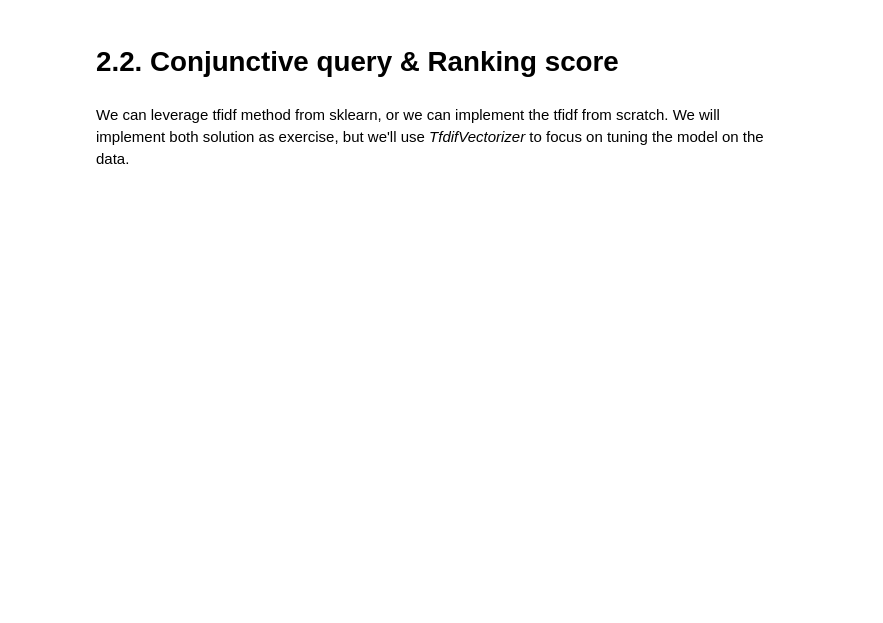
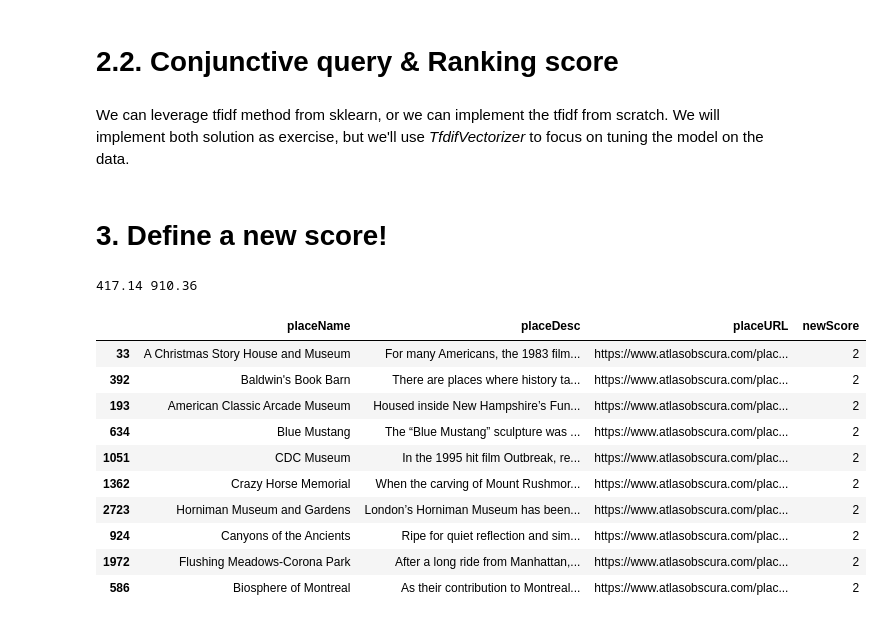
Before and after one commit to LucaFabri99/3HW-ADM-Fabri.Dinino.Aur, a Jupyter notebook: main.ipynb, the cells around one changed output. Drawn from its saved outputs; the diff is of its cells as text; code cells hidden in the pictures; blank space fills up the shorter version.

```diff
--- a/main.ipynb
+++ b/main.ipynb
@@ -277,7 +287,7 @@ for file in filenames:
 final_dataset = pd.concat(final_dataset)
 final_dataset.to_csv('final_dataset.csv', index = False)
 # %%
-path = r"C:\Users\Leonardo\Documents\GitHub\3HW-ADM-Fabri.Dinino.Aur\final_dataset.csv"
+path = "final_dataset.csv"
 
 mostPopularPlaces = pd.read_csv(path)
 mostPopularPlaces = mostPopularPlaces.iloc[:, :-2]
@@ -404,3 +427,58 @@ first_search_engine
 We can leverage tfidf method from sklearn, or we can implement the tfidf from scratch. We will implement both solution as exercise, but we'll use *TfdifVectorizer* to focus on tuning the model on the data.
 # %%
 ### word_occ = Counter(reduce(lambda x,y:x+y, mostPopularPlaces.listOfWords))
+# %% [markdown]
+# 3. Define a new score!
+# %%
+mean1 = round(mostPopularPlaces['numPeopleVisited'].mean(),2)
+mean2 = round(mostPopularPlaces['numPeopleWant'].mean(), 2)
+# %%
+print(mean1, mean2)
+# %% [output]
+417.14 910.36
+# %%
+def new_score_popularity(query, df, mean1, mean2, k):
+    result = []
+    query = ntlk_analysis(query)
+    match = {key: [] for key in query}
+
+    for key,list_of_values in inverted_index.items():
+        if key in match:
+            for value in list_of_values:
+                if value not in match[key]:
+                    match[key].append(value)
+
+
+    final_values = list(match.values())
+    intersection = set.intersection(*map(set,final_values))
+
+    rank = []
+    score = 0
+    for idx in intersection:
+        score = int(df.loc[idx]['numPeopleVisited'] > mean1) + int(df.loc[idx]['numPeopleWant'] > mean2)
+        rank.append((idx,score))
+
+    heapq.heapify(rank)
+    rank = (heapq.nlargest(n = k, iterable = rank, key = lambda x:x[1]))
+
+    for idx,score in rank:
+        series = df[['placeName', 'placeDesc','placeURL']].loc[idx]
+        series['newScore'] = score
+        result.append(series)
+
+    return pd.DataFrame(result)
+# %%
+second_search_engine = new_score_popularity('american museum', mostPopularPlaces, mean1, mean2, 10)
+second_search_engine
+# %% [output]
+|  | placeName | placeDesc | placeURL | newScore |
+| 33 | A Christmas Story House and Museum | For many Americans, the 1983 film... | https://www.atlasobscura.com/plac... | 2 |
+| 392 | Baldwin's Book Barn | There are places where history ta... | https://www.atlasobscura.com/plac... | 2 |
+| 193 | American Classic Arcade Museum | Housed inside New Hampshire’s Fun... | https://www.atlasobscura.com/plac... | 2 |
+| 634 | Blue Mustang | The “Blue Mustang” sculpture was ... | https://www.atlasobscura.com/plac... | 2 |
+| 1051 | CDC Museum | In the 1995 hit film Outbreak, re... | https://www.atlasobscura.com/plac... | 2 |
+| 1362 | Crazy Horse Memorial | When the carving of Mount Rushmor... | https://www.atlasobscura.com/plac... | 2 |
+| 2723 | Horniman Museum and Gardens | London’s Horniman Museum has been... | https://www.atlasobscura.com/plac... | 2 |
+| 924 | Canyons of the Ancients | Ripe for quiet reflection and sim... | https://www.atlasobscura.com/plac... | 2 |
+| 1972 | Flushing Meadows-Corona Park | After a long ride from Manhattan,... | https://www.atlasobscura.com/plac... | 2 |
+| 586 | Biosphere of Montreal | As their contribution to Montreal... | https://www.atlasobscura.com/plac... | 2 |
```
Also changed, not shown: parts of 10 cells of this notebook.
